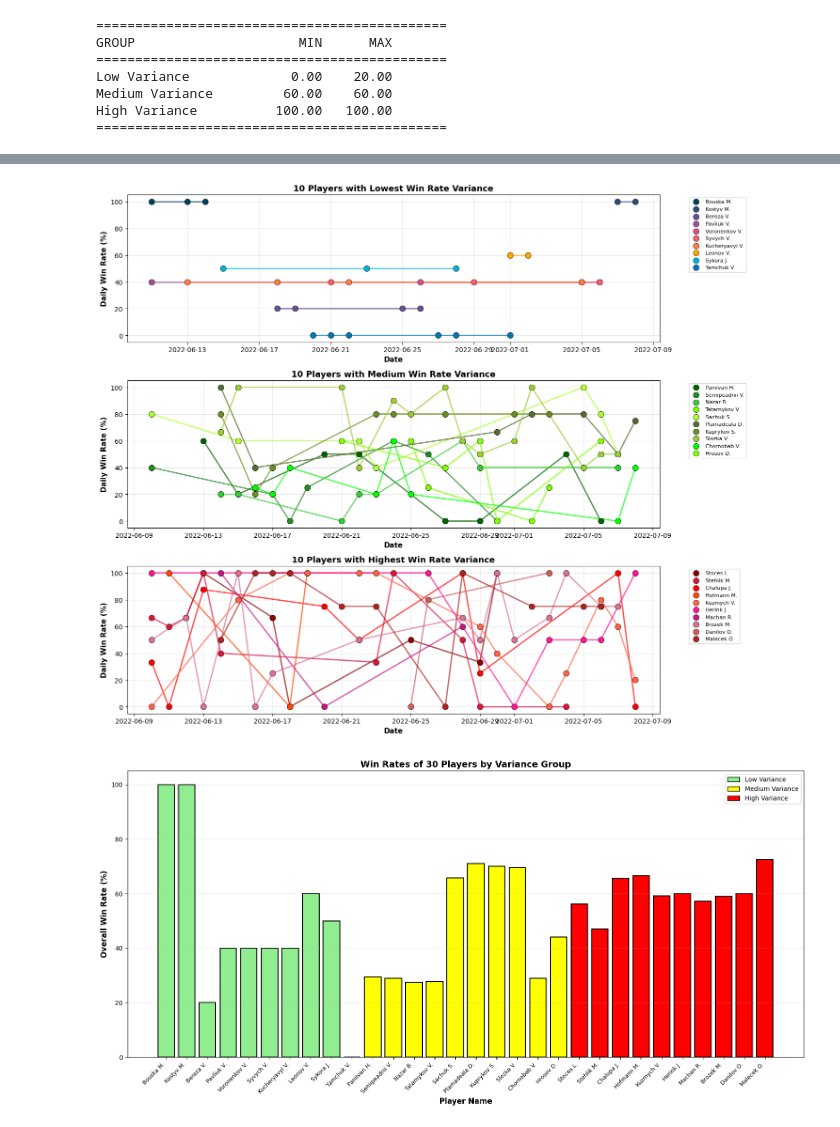
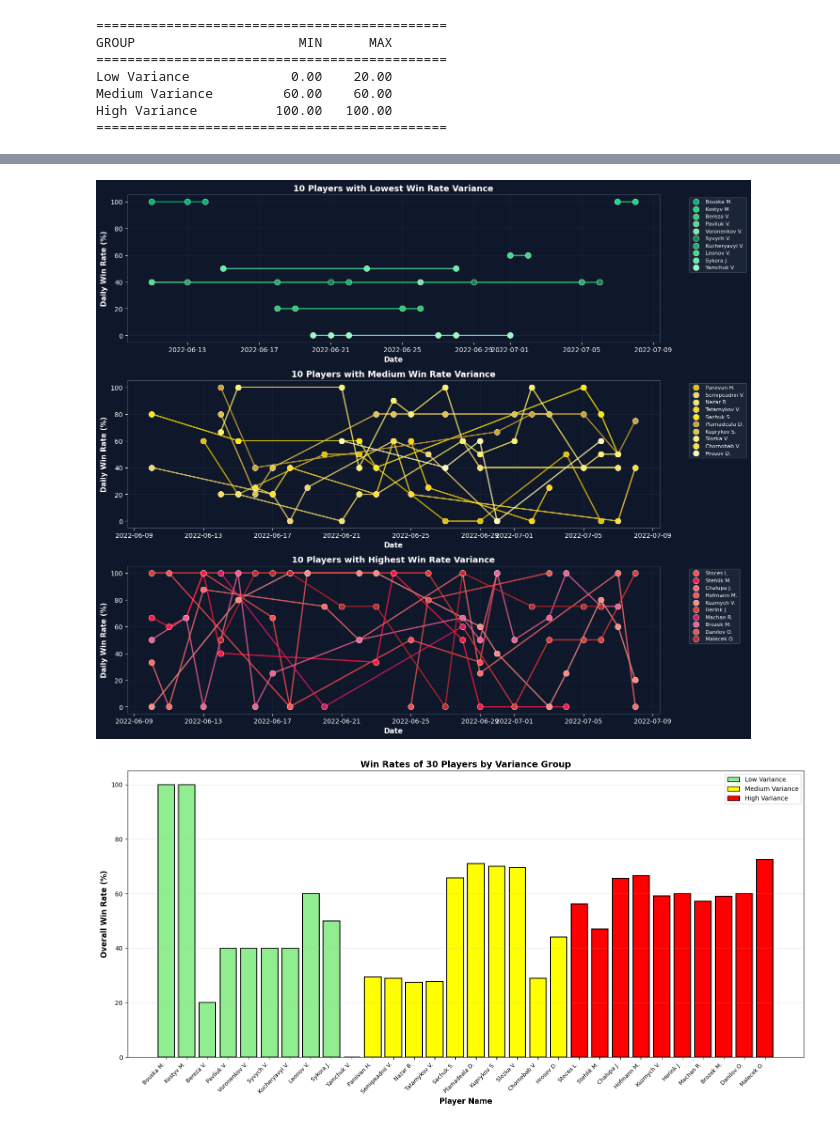
Before and after one commit to nap881/Table-Tennis-Data, a Jupyter notebook: ttdata.ipynb, the cells around one changed output, grey strips where cells are left out. Cells and saved outputs as stored; diff of their text form; code cells hidden in the pictures.

```diff
--- a/ttdata.ipynb
+++ b/ttdata.ipynb
@@ -346,48 +376,70 @@ else:
     medium_variance_players = result_df_sorted.iloc[n_per_group:2*n_per_group]['Player Name'].tolist()
     high_variance_players = result_df_sorted.tail(n_per_group)['Player Name'].tolist()
 
+# --- Dark theme setup ---
+BG_COLOR = '#0F172A'
+plt.rcParams.update({
+    'figure.facecolor': BG_COLOR,
+    'axes.facecolor': BG_COLOR,
+    'savefig.facecolor': BG_COLOR,
+    'text.color': 'white',
+    'axes.labelcolor': 'white',
+    'axes.edgecolor': '#475569',
+    'xtick.color': 'white',
+    'ytick.color': 'white',
+    'grid.color': '#475569',
+    'legend.facecolor': '#1E293B',
+    'legend.edgecolor': '#475569',
+    'legend.labelcolor': 'white',
+})
+
 fig2, axes = plt.subplots(3, 1, figsize=(14, 12))
+fig2.patch.set_facecolor(BG_COLOR)
 
 def plot_variance_group(ax, players, title, colors):
+    ax.set_facecolor(BG_COLOR)
     for idx, player in enumerate(players):
         if player in player_daily_data:
             data = player_daily_data[player].sort_values('Day')
             color = colors[idx]
 
             ax.plot(data['Day'], data['winrate'],
-                   color=color, alpha=0.7, linewidth=2, linestyle='-')
+                   color=color, alpha=0.8, linewidth=2, linestyle='-')
 
             ax.scatter(data['Day'], data['winrate'],
                       label=player, s=80, color=color,
-                      edgecolors='black', linewidth=0.5, zorder=5)
+                      edgecolors='white', linewidth=0.5, zorder=5)
 
-    ax.set_xlabel('Date', fontsize=11, fontweight='bold')
-    ax.set_ylabel('Daily Win Rate (%)', fontsize=11, fontweight='bold')
-    ax.set_title(title, fontsize=13, fontweight='bold')
+    ax.set_xlabel('Date', fontsize=11, fontweight='bold', color='white')
+    ax.set_ylabel('Daily Win Rate (%)', fontsize=11, fontweight='bold', color='white')
+    ax.set_title(title, fontsize=13, fontweight='bold', color='white')
     ax.legend(bbox_to_anchor=(1.05, 1), loc='upper left', fontsize=8)
-    ax.grid(True, alpha=0.3)
+    ax.grid(True, alpha=0.2)
     ax.set_ylim(-5, 105)
 
-colors_low = ['#003f5c', '#2f4b7c', '#665191', '#a05195', '#d45087',
-              '#f95d6a', '#ff7c43', '#ffa600', '#00b4d8', '#0077b6']
-colors_med = ['#006400', '#228b22', '#32cd32', '#7cfc00', '#adff2f',
-              '#556b2f', '#6b8e23', '#9acd32', '#00ff00', '#7fff00']
-colors_high = ['#8b0000', '#dc143c', '#ff0000', '#ff4500', '#ff6347',
-               '#ff1493', '#c71585', '#db7093', '#cd5c5c', '#b22222']
+# Lowest variance -> greenish palette
+colors_low = ['#00b86b', '#16d97f', '#2ecc71', '#52e08a', '#7ee8a4',
+              '#0d8a4f', '#1fae6b', '#3ddc8a', '#5ff2a6', '#8ffec0']
+
+# Medium variance -> yellowish palette
+colors_med = ['#e6c200', '#f5d76e', '#f7e463', '#ffd60a', '#ffea00',
+              '#cda434', '#e0c34a', '#fff066', '#ffdf33', '#fff8b0']
+
+# Highest variance -> red palette (kept as-is, contrasts well on dark bg)
+colors_high = ['#ff4d4d', '#ff1744', '#ff6b6b', '#ff5252', '#ff8a80',
+               '#e53935', '#d81b60', '#f06292', '#ef5350', '#c62828']
 
 plot_variance_group(axes[0], low_variance_players,
                    '10 Players with Lowest Win Rate Variance', colors_low)
 plot_variance_group(axes[1], medium_variance_players,
                    '10 Players with Medium Win Rate Variance', colors_med)
 plot_variance_group(axes[2], high_variance_players,
                    '10 Players with Highest Win Rate Variance', colors_high)
 
 plt.tight_layout()
 plt.show()
-
-# The win rate variances is calculated by finding the difference between the highest and lowest daily win rates for each player. These graphs show the daily win rates of players with low, medium, and high variances respectively.
 # %% [output]
-[figure, old version]
+[figure, new version]
 # %%
 fig3, ax = plt.subplots(figsize=(16, 8))
 
```
Also changed, not shown: parts of 3 cells of this notebook.
